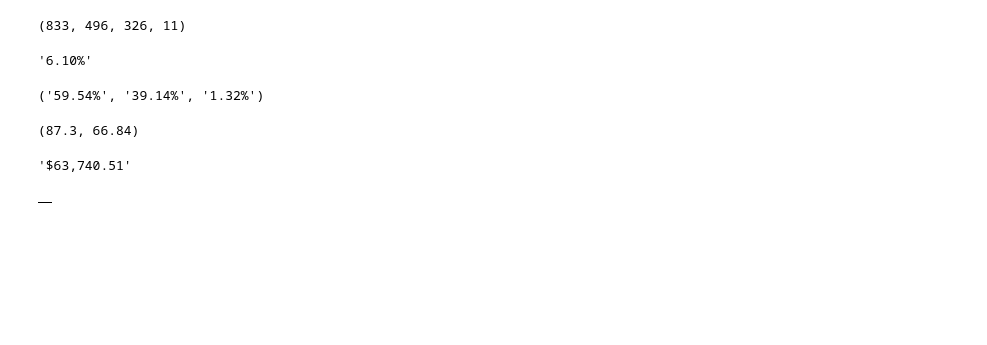
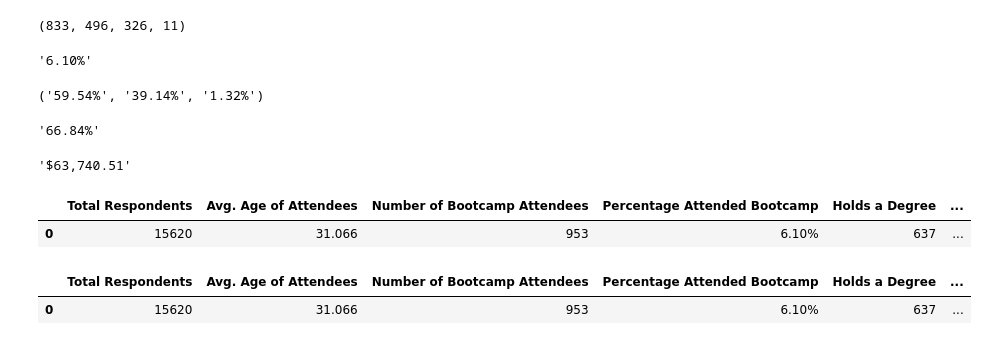
Before and after one commit to Renier83/Panda-Challenge, a Jupyter notebook: Mini-Project-Part-1/project_part_one.ipynb, the cells around one changed output. Saved outputs shown, nothing was run; the diff lists cells and outputs as text; code cells hidden in the pictures; blank space fills up the shorter version.

```diff
--- a/Mini-Project-Part-1/project_part_one.ipynb
+++ b/Mini-Project-Part-1/project_part_one.ipynb
@@ -148,18 +136,15 @@ malepct, femalepct, othpct
 # %%
 # Calculate percentage of attendees with a school degree
 
-#Assuming any degree holder
-degreepct = round((anydegree/attendees) * 100, 2)
-"{:.2f}%".format(degreepct)
+# Calculate percentage of attendees with a school degree
 
-#-------------------
 #Assuming only degree holders
 degreepct1 = round((wdegreescount/attendees) * 100,2)
-"{:.2f}%".format(degreepct1)
+degreepct1 = "{:.2f}%".format(degreepct1)
 
-degreepct, degreepct1
+degreepct1
 # %% [output]
-(87.3, 66.84)
+'66.84%'
 # %%
 # Calculate average post-bootcamp salary
 salary = attended['BootcampPostSalary'].mean()
@@ -168,12 +153,18 @@ salary = "${:,.2f}".format(salary)
 salary
 # %% [output]
 '$63,740.51'
-# %%
-
-
-# Create a new table consolodating above calculations
-bootcampdf = pd.DataFrame({})
-# %% [output]
-|  |
+# %%
+
+
+bootcampdf = pd.DataFrame({'Total Respondents': [respondents], 'Avg. Age of Attendees': [aveage],'Number of Bootcamp Attendees': [attendees], 'Percentage Attended Bootcamp': [didattend],'Holds a Degree': [wdegreescount], 'Male %': [malepct], 'Female %': [femalepct], 'Non-Gender Specific %': [othpct],"Avg Post-Bootcamp Salary": [salary]})
+
+bootcampdf
+# %% [output]
+|  | Total Respondents | Avg. Age of Attendees | Number of Bootcamp Attendees | Percentage Attended Bootcamp | Holds a Degree | ... |
+| 0 | 15620 | 31.066 | 953 | 6.10% | 637 | ... |
 # %%
 # Improve formatting before outputting spreadsheet
+bootcampdf
+# %% [output]
+|  | Total Respondents | Avg. Age of Attendees | Number of Bootcamp Attendees | Percentage Attended Bootcamp | Holds a Degree | ... |
+| 0 | 15620 | 31.066 | 953 | 6.10% | 637 | ... |
```
Also changed, not shown: parts of 4 cells of this notebook, 5 other files.
